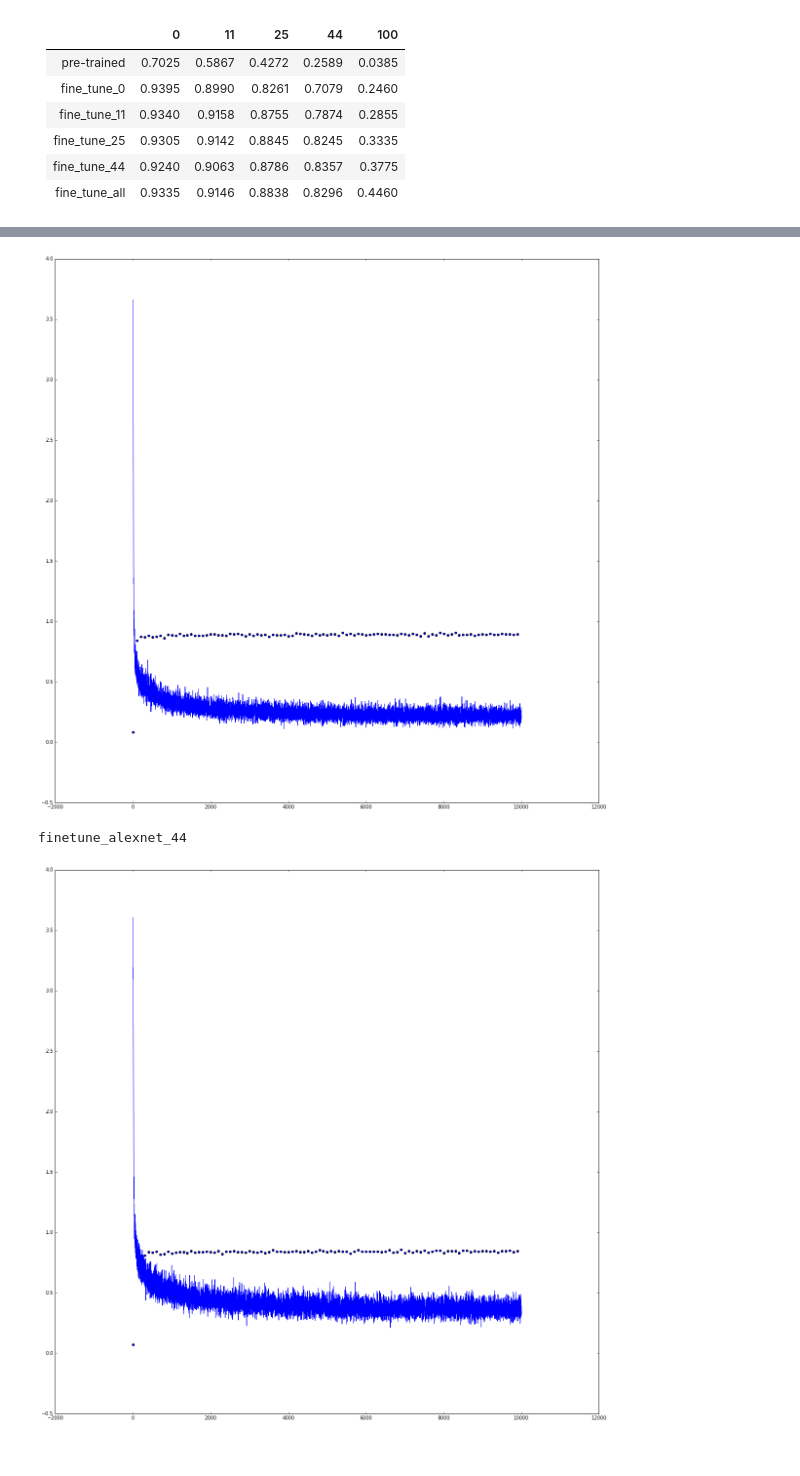
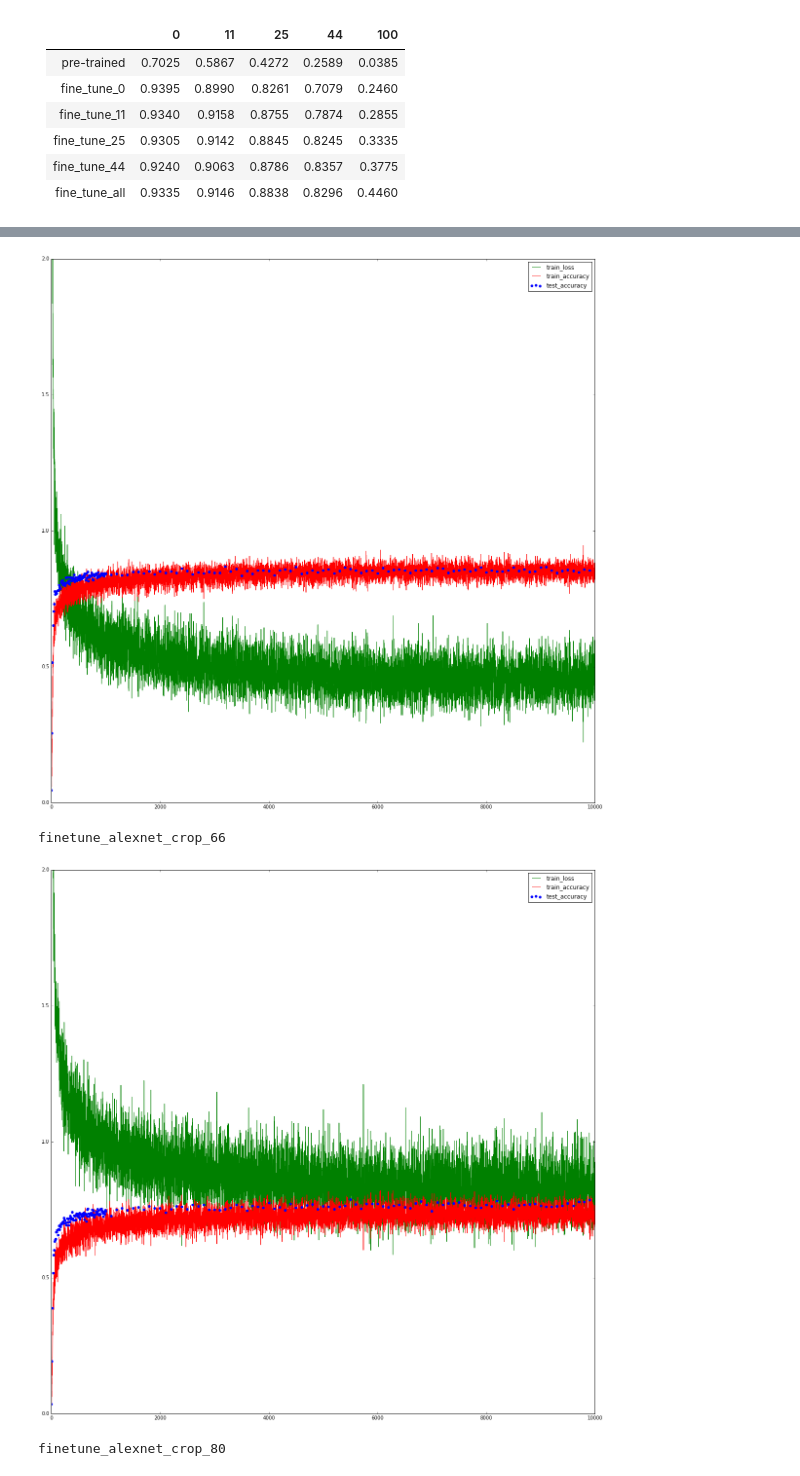
Before and after one commit to Definiter/occlusion-project, a Jupyter notebook: src/visualization.ipynb, the cells around one changed output, grey strips where cells are left out. Drawn from its saved outputs; the diff is of its cells as text; code cells hidden in the pictures.

```diff
--- a/src/visualization.ipynb
+++ b/src/visualization.ipynb
@@ -13,15 +13,13 @@
 | fine_tune_all   |0.9335 | 0.9146 | 0.8838 | 0.8296 | 0.4460 |
 # %%
 # Result visualization.
+from constant import *
 import sys
 import numpy as np
 import matplotlib.pyplot as plt
 import os
 import cPickle
 %matplotlib inline
-
-imagenet_root = '/home/haow3/occlusion-project/data/imagenet/'
-caffe_root = '/home/haow3/software/caffe-rc3/'
 
 plt.rcParams['figure.figsize'] = (20, 20)
 
@@ -38,6 +36,11 @@ positive_true = [1879, 16182, 14870, 5663, 492]
 image_sum = [2000, 18000, 18000, 8000, 2000]
 accuracy = [0.9395, 0.899, 0.8261111111111111, 0.707875, 0.246]
 accuracies.append(accuracy)
+
+# 0, train_accuracy
+# positive_true = [5993, 52647, 26967, 0, 0]
+# image_sum = [6000, 54000, 54000, 0, 0]
+# accuracy = [0.9988333333333334, 0.9749444444444444, 0.0, 0.0, 0.0]
 
 # 11
 positive_true = [1868, 16484, 15759, 6299, 571]
@@ -64,12 +67,12 @@ accuracy = [0.9335, 0.9146111111111112, 0.8837777777777778, 0.829625, 0.446]
 accuracies.append(accuracy)
 
 x = [0, 1.0/3, 1.0/2, 2.0/3, 1]
-xx = [t * t for t in x]
 
 for acc in accuracies:
-    plt.plot(xx, acc)
-    plt.scatter(xx, acc)
+    plt.plot(x, acc)
+    plt.scatter(x, acc)
 plt.legend(['pretrained', '0', '11%', '25%', '44%', 'all'], loc='upper right')
+plt.show()
 
 '''
 for aa in accuracies:
@@ -83,13 +86,23 @@ for aa in accuracies:
 # %%
+# Visualize the fine tuning process.
+
+plt.rcParams['figure.figsize'] = (20, 20)
 for model_folder in os.listdir(imagenet_root + 'model/'):
     if model_folder.find('finetune_alexnet') == -1:
         continue
     with open('{}model/{}/train_loss.pickle'.format(imagenet_root, model_folder)) as f:
         train_loss = cPickle.load(f)
+    with open('{}model/{}/train_accuracy.pickle'.format(imagenet_root, model_folder)) as f:
+        train_accuracy = cPickle.load(f)
     with open('{}model/{}/test_accuracy.pickle'.format(imagenet_root, model_folder)) as f:
         test_accuracy = cPickle.load(f)
     print model_folder
-    plt.plot(train_loss)
-    plt.scatter(test_accuracy.keys(), test_accuracy.values())
+    plt.plot(train_loss, zorder = 0, color = 'g')
+    plt.plot(train_accuracy, zorder = 1, color = 'r')
+    plt.scatter(test_accuracy.keys(), test_accuracy.values(), zorder = 2, color = 'b')
+    plt.legend(['train_loss', 'train_accuracy', 'test_accuracy'], loc='upper right')
+    axes = plt.gca()
+    axes.set_xlim([0, 10000])
+    axes.set_ylim([0, 2])
     plt.show()
 # %% [output]
@@ -103,3 +116,4 @@ finetune_alexnet_25
-[figure, old version]
+[figure, new version]
-finetune_alexnet_44
+finetune_alexnet_crop_66
-[figure, old version]
+[figure, new version]
+finetune_alexnet_crop_80
```
Also changed, not shown: parts of 2 cells of this notebook, 13 other files.
